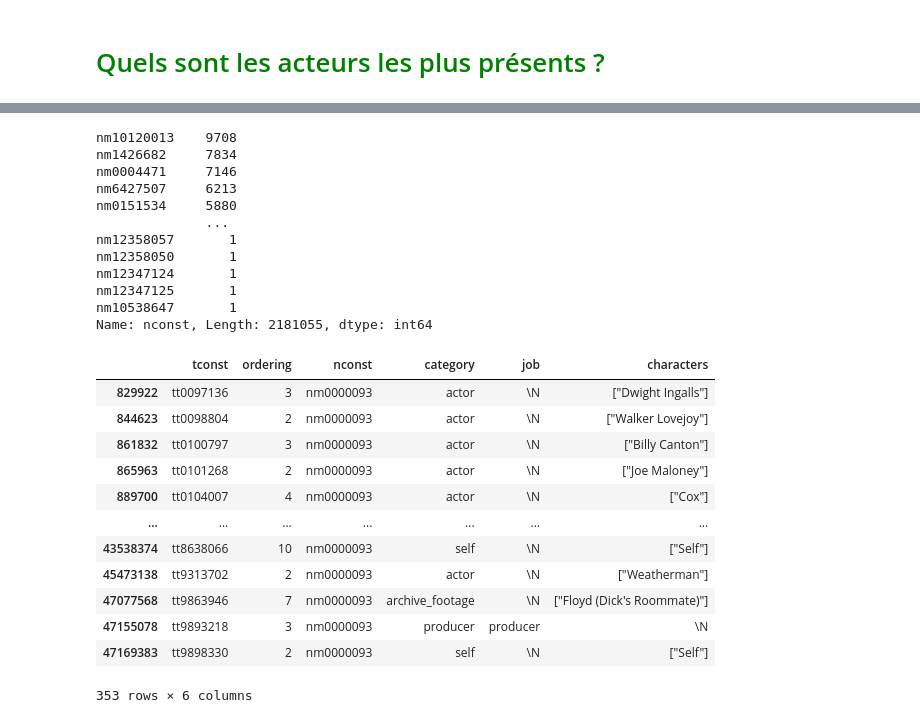
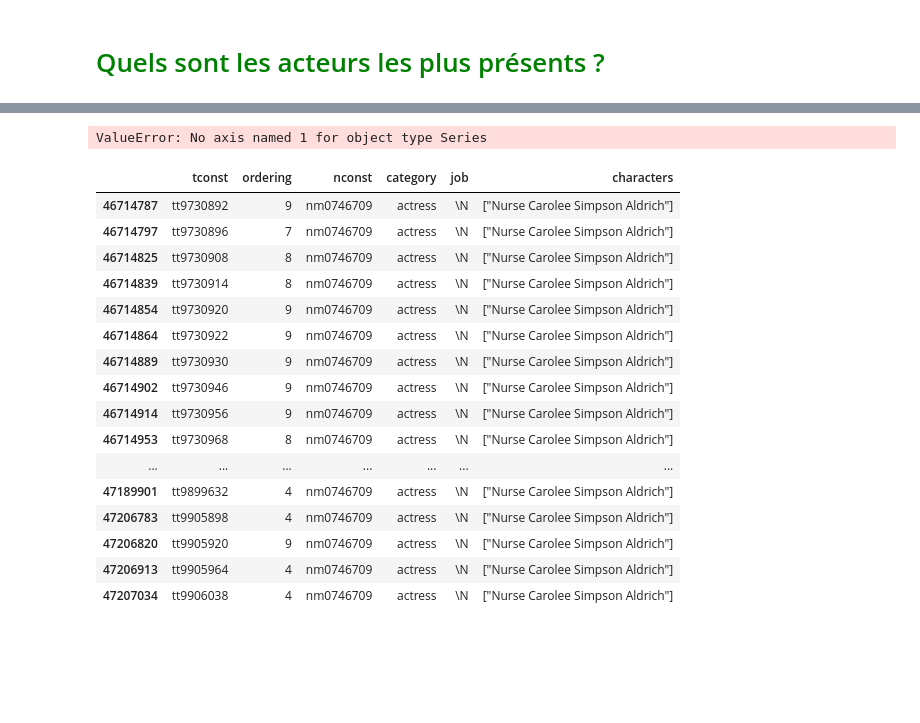
Before and after one commit to BerengerQueune/ABC-Data, a Jupyter notebook: Bérenger/Code.ipynb, the cells around one changed output, grey strips where cells are left out. Saved outputs shown, nothing was run; the diff lists cells and outputs as text; code cells hidden in the pictures; blank space fills up the shorter version.

```diff
--- a/Bérenger/Code.ipynb
+++ b/Bérenger/Code.ipynb
@@ -438,0 +329,11 @@ principals_df2
+# %%
+# Quels sont les acteurs les plus présents ?
+# étape 1 : nettoyage de la data base
+
+principals_df2 = principals_df[principals_df['category'].str.contains('actor|actress')]
+principals_df3 = principals_df2[principals_df2['characters'] != '\\N']
+principals_df4 = principals_df3[principals_df3['characters'] != 'Narrator']
+principals_df5 = principals_df4[principals_df4['characters'] != 'Various']
+principals_df6 = principals_df5[principals_df5['characters'] != 'Various Characters']
+principals_df7 = principals_df6[principals_df6['characters'] != 'Additional Voices']
+principals_df7.head(5)
@@ -439,31 +462,26 @@ principals_df2
 # %%
-principals_df2['nconst'].value_counts()
+principals_df8 = principals_df7['nconst'].value_counts()
-# %% [output]
-nm10120013    9708
-nm1426682     7834
-nm0004471     7146
-nm6427507     6213
-nm0151534     5880
-              ...
-nm12358057       1
-nm12358050       1
-nm12347124       1
-nm12347125       1
-nm10538647       1
-Name: nconst, Length: 2181055, dtype: int64
-# %%
-principals_df.loc[principals_df['nconst'] == "nm0000093"]
-# %% [output]
-|  | tconst | ordering | nconst | category | job | characters |
-| 829922 | tt0097136 | 3 | nm0000093 | actor | \N | ["Dwight Ingalls"] |
-| 844623 | tt0098804 | 2 | nm0000093 | actor | \N | ["Walker Lovejoy"] |
-| 861832 | tt0100797 | 3 | nm0000093 | actor | \N | ["Billy Canton"] |
-| 865963 | tt0101268 | 2 | nm0000093 | actor | \N | ["Joe Maloney"] |
-| 889700 | tt0104007 | 4 | nm0000093 | actor | \N | ["Cox"] |
-| ... | ... | ... | ... | ... | ... | ... |
-| 43538374 | tt8638066 | 10 | nm0000093 | self | \N | ["Self"] |
-| 45473138 | tt9313702 | 2 | nm0000093 | actor | \N | ["Weatherman"] |
-| 47077568 | tt9863946 | 7 | nm0000093 | archive_footage | \N | ["Floyd (Dick's Roommate)"] |
-| 47155078 | tt9893218 | 3 | nm0000093 | producer | producer | \N |
-| 47169383 | tt9898330 | 2 | nm0000093 | self | \N | ["Self"] |
-353 rows × 6 columns
+# %%
+principals_df9 = principals_df8[(np.abs(stats.zscore(principals_df8)) < 3).all(axis=1)]
+# %% [output]
+ValueError: No axis named 1 for object type Series
+# %%
+principals_df3.loc[principals_df3['nconst'] == "nm0746709"].tail(60)
+# %% [output]
+|  | tconst | ordering | nconst | category | job | characters |
+| 46714787 | tt9730892 | 9 | nm0746709 | actress | \N | ["Nurse Carolee Simpson Aldrich"] |
+| 46714797 | tt9730896 | 7 | nm0746709 | actress | \N | ["Nurse Carolee Simpson Aldrich"] |
+| 46714825 | tt9730908 | 8 | nm0746709 | actress | \N | ["Nurse Carolee Simpson Aldrich"] |
+| 46714839 | tt9730914 | 8 | nm0746709 | actress | \N | ["Nurse Carolee Simpson Aldrich"] |
+| 46714854 | tt9730920 | 9 | nm0746709 | actress | \N | ["Nurse Carolee Simpson Aldrich"] |
+| 46714864 | tt9730922 | 9 | nm0746709 | actress | \N | ["Nurse Carolee Simpson Aldrich"] |
+| 46714889 | tt9730930 | 9 | nm0746709 | actress | \N | ["Nurse Carolee Simpson Aldrich"] |
+| 46714902 | tt9730946 | 9 | nm0746709 | actress | \N | ["Nurse Carolee Simpson Aldrich"] |
+| 46714914 | tt9730956 | 9 | nm0746709 | actress | \N | ["Nurse Carolee Simpson Aldrich"] |
+| 46714953 | tt9730968 | 8 | nm0746709 | actress | \N | ["Nurse Carolee Simpson Aldrich"] |
+| ... | ... | ... | ... | ... | ... | ... |
+| 47189901 | tt9899632 | 4 | nm0746709 | actress | \N | ["Nurse Carolee Simpson Aldrich"] |
+| 47206783 | tt9905898 | 4 | nm0746709 | actress | \N | ["Nurse Carolee Simpson Aldrich"] |
+| 47206820 | tt9905920 | 9 | nm0746709 | actress | \N | ["Nurse Carolee Simpson Aldrich"] |
+| 47206913 | tt9905964 | 4 | nm0746709 | actress | \N | ["Nurse Carolee Simpson Aldrich"] |
+| 47207034 | tt9906038 | 4 | nm0746709 | actress | \N | ["Nurse Carolee Simpson Aldrich"] |
```
Also changed, not shown: parts of 20 cells of this notebook.
